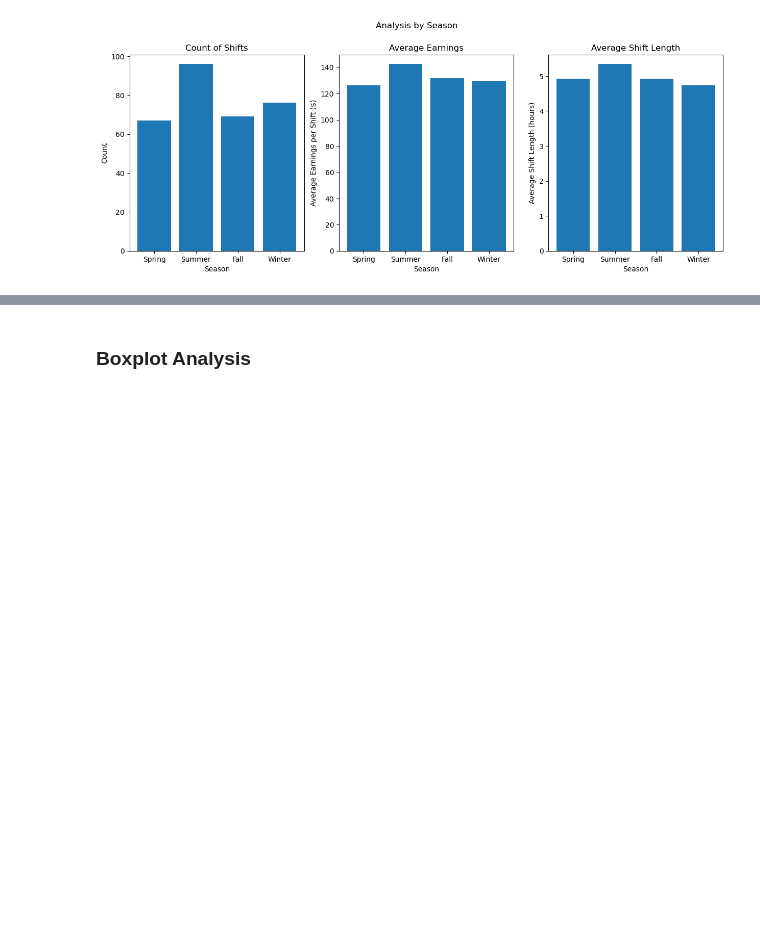
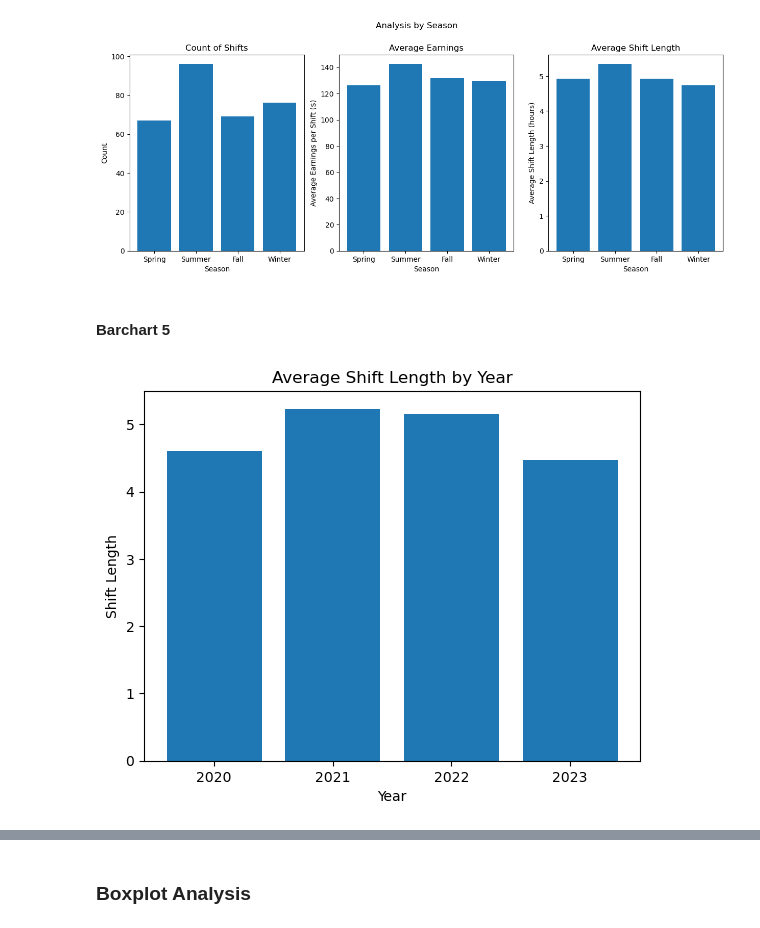
Before and after one commit to stevejchacon/pizzatip, a Jupyter notebook: pizzaEDA.ipynb, the cells around one changed output, grey strips where cells are left out. Cells and saved outputs as stored; diff of their text form; code cells hidden in the pictures; blank space fills up the shorter version.

Commit message:
added more barcharts

```diff
--- a/pizzaEDA.ipynb
+++ b/pizzaEDA.ipynb
@@ -352,3 +352,19 @@ axes[2].set_title('Average Shift Length')
 plt.show()
 # %% [output]
 [figure]
+# %% [markdown]
+#### Barchart 5
+# %%
+# duration average by year
+fig, ax = plt.subplots()
+
+dur_avg_year = df.groupby('Year')['Duration'].mean()
+ax.bar(dur_avg_year.index, dur_avg_year.values)
+ax.set_xlabel('Year')
+ax.set_xticks(dur_avg_year.index)
+ax.set_ylabel('Shift Length')
+ax.set_title('Average Shift Length by Year')
+
+plt.show()
+# %% [output]
+[figure, added]
```
Also changed, not shown: parts of 7 cells of this notebook.
